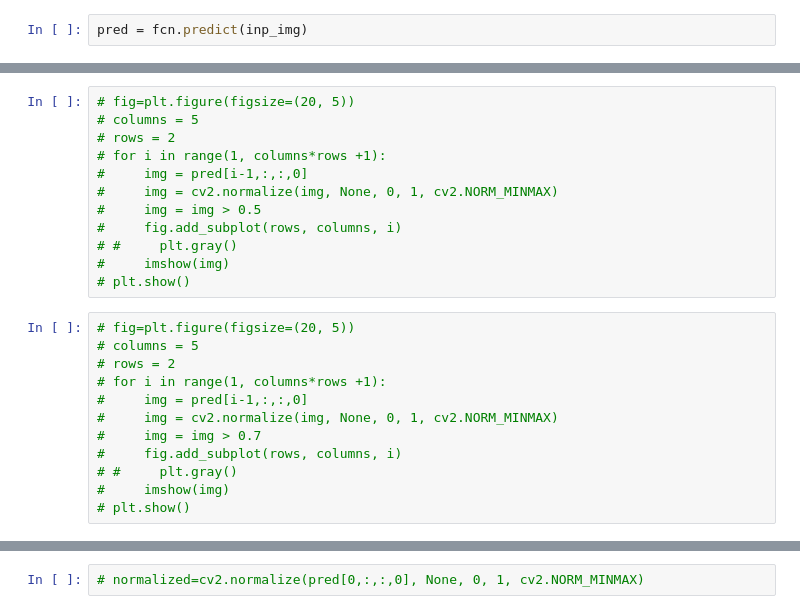
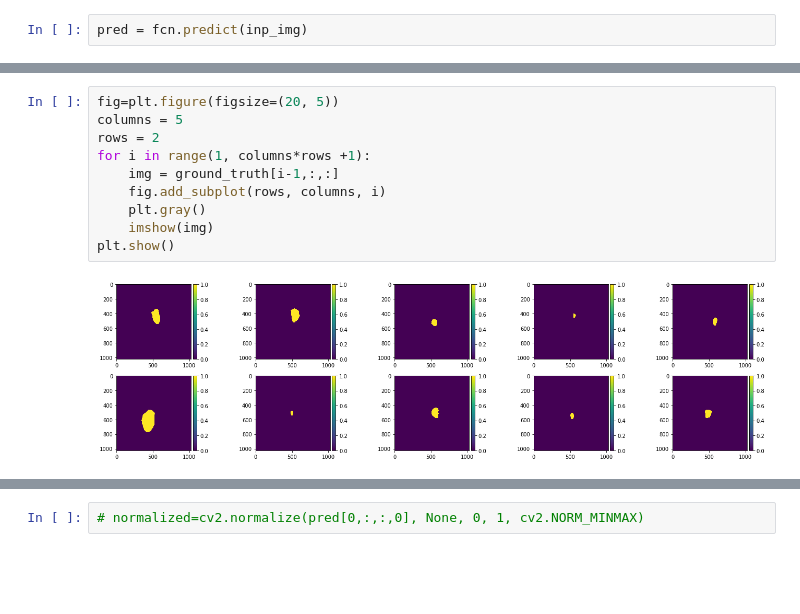
Before and after one commit to WencesVillegasMarset/BudClassifier, a Jupyter notebook: Deteccion/ModelValidation.ipynb, the cells around one changed output, grey strips where cells are left out. Cells and saved outputs as stored; diff of their text form; blank space fills up the shorter version.

```diff
--- a/Deteccion/ModelValidation.ipynb
+++ b/Deteccion/ModelValidation.ipynb
@@ -91,24 +91,12 @@ plt.show()
 # %%
-# fig=plt.figure(figsize=(20, 5))
-# columns = 5
-# rows = 2
-# for i in range(1, columns*rows +1):
-#     img = pred[i-1,:,:,0]
-#     img = cv2.normalize(img, None, 0, 1, cv2.NORM_MINMAX)
-#     img = img > 0.5
-#     fig.add_subplot(rows, columns, i)
-# #     plt.gray()
-#     imshow(img)
-# plt.show()
+fig=plt.figure(figsize=(20, 5))
+columns = 5
+rows = 2
+for i in range(1, columns*rows +1):
+    img = ground_truth[i-1,:,:]
+    fig.add_subplot(rows, columns, i)
+    plt.gray()
+    imshow(img)
+plt.show()
+# %% [output]
+[figure, added]
-# %%
-# fig=plt.figure(figsize=(20, 5))
-# columns = 5
-# rows = 2
-# for i in range(1, columns*rows +1):
-#     img = pred[i-1,:,:,0]
-#     img = cv2.normalize(img, None, 0, 1, cv2.NORM_MINMAX)
-#     img = img > 0.7
-#     fig.add_subplot(rows, columns, i)
-# #     plt.gray()
-#     imshow(img)
-# plt.show()
```
Also changed, not shown: parts of 19 cells of this notebook, 3 other files.
